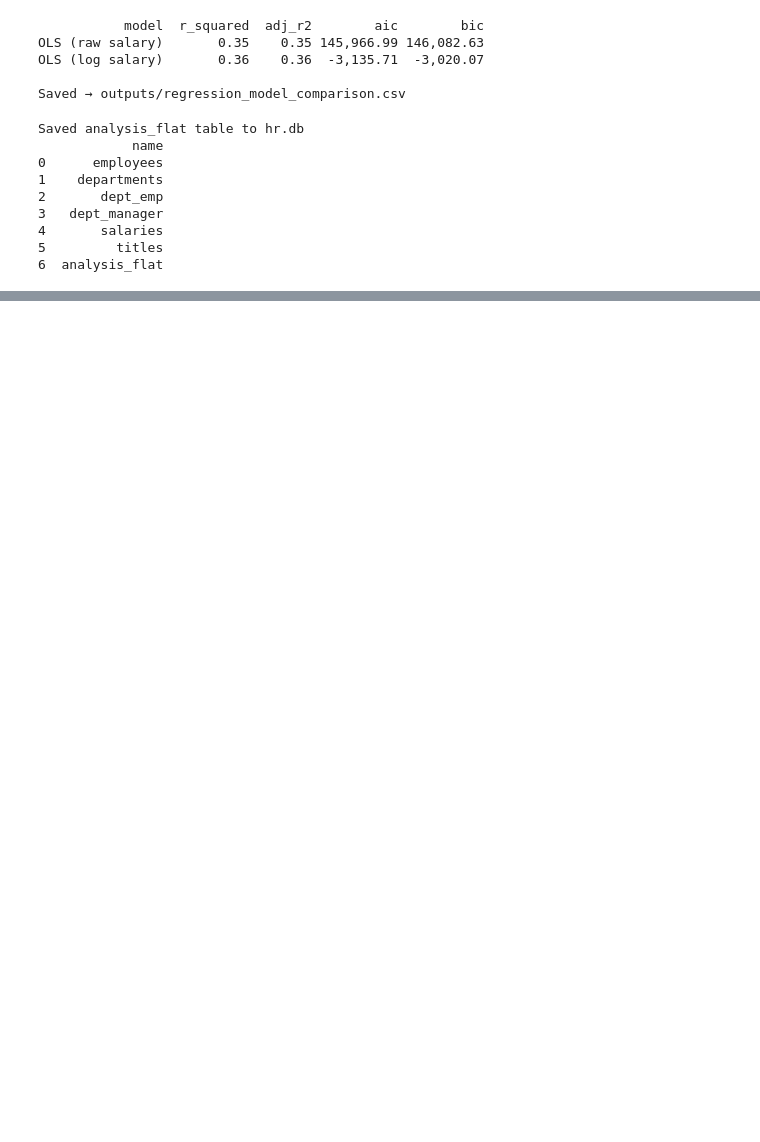
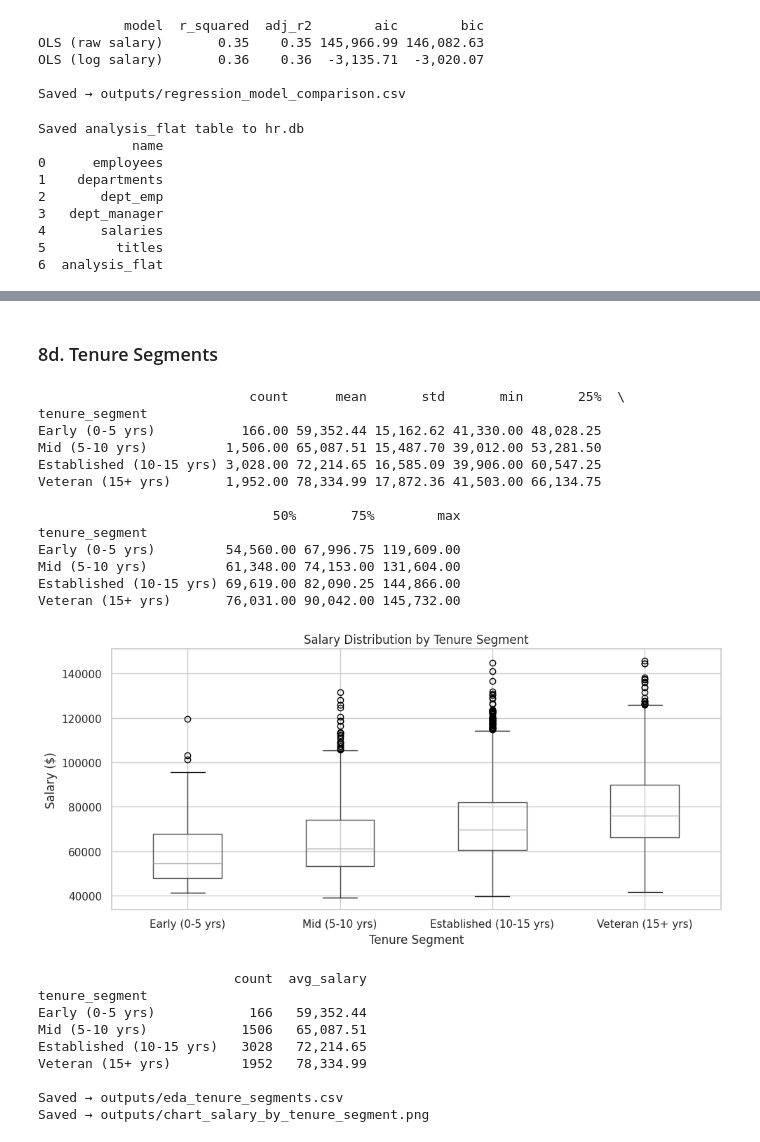
Before and after one commit to jdstigma/HR-ETL-Analysis, a Jupyter notebook: dataset/hr_analysis_executed.ipynb, the cells around one changed output, grey strips where cells are left out. Cells and saved outputs as stored; diff of their text form; code cells hidden in the pictures; blank space fills up the shorter version.

```diff
--- a/dataset/hr_analysis_executed.ipynb
+++ b/dataset/hr_analysis_executed.ipynb
@@ -602,0 +700,54 @@ All outputs saved:
+# %% [markdown]
+### 8d. Tenure Segments
+# %%
+bins   = [0, 5, 10, 15, 100]
+labels = ['Early (0-5 yrs)', 'Mid (5-10 yrs)', 'Established (10-15 yrs)', 'Veteran (15+ yrs)']
+analysis['tenure_segment'] = pd.cut(analysis['tenure_years'], bins=bins, labels=labels, right=False)
+
+seg_summary = analysis.groupby('tenure_segment', observed=True)['salary'].describe()
+print(seg_summary)
+seg_summary.to_csv(OUTPUT_DIR / 'eda_tenure_segments.csv')
+
+# Boxplot of salary by segment
+fig, ax = plt.subplots(figsize=(10, 5))
+analysis.boxplot(column='salary', by='tenure_segment', ax=ax)
+ax.set_title('Salary Distribution by Tenure Segment')
+ax.set_xlabel('Tenure Segment')
+ax.set_ylabel('Salary ($)')
+plt.suptitle('')
+plt.tight_layout()
+plt.savefig(OUTPUT_DIR / 'chart_salary_by_tenure_segment.png', dpi=150)
+plt.show()
+
+# Count and avg salary per segment
+seg_counts = analysis.groupby('tenure_segment', observed=True).agg(
+    count=('emp_no', 'count'),
+    avg_salary=('salary', 'mean')
+).round(2)
+print(seg_counts)
+print('\nSaved → outputs/eda_tenure_segments.csv')
+print('Saved → outputs/chart_salary_by_tenure_segment.png')
+# %% [output]
+                           count      mean       std       min       25%  \
+tenure_segment
+Early (0-5 yrs)           166.00 59,352.44 15,162.62 41,330.00 48,028.25
+Mid (5-10 yrs)          1,506.00 65,087.51 15,487.70 39,012.00 53,281.50
+Established (10-15 yrs) 3,028.00 72,214.65 16,585.09 39,906.00 60,547.25
+Veteran (15+ yrs)       1,952.00 78,334.99 17,872.36 41,503.00 66,134.75
+
+                              50%       75%        max
+tenure_segment
+Early (0-5 yrs)         54,560.00 67,996.75 119,609.00
+Mid (5-10 yrs)          61,348.00 74,153.00 131,604.00
+Established (10-15 yrs) 69,619.00 82,090.25 144,866.00
+Veteran (15+ yrs)       76,031.00 90,042.00 145,732.00
+[figure, added]
+                         count  avg_salary
+tenure_segment
+Early (0-5 yrs)            166   59,352.44
+Mid (5-10 yrs)            1506   65,087.51
+Established (10-15 yrs)   3028   72,214.65
+Veteran (15+ yrs)         1952   78,334.99
+
+Saved → outputs/eda_tenure_segments.csv
+Saved → outputs/chart_salary_by_tenure_segment.png
```
Also changed, not shown: parts of 11 cells of this notebook, 9 other files.
